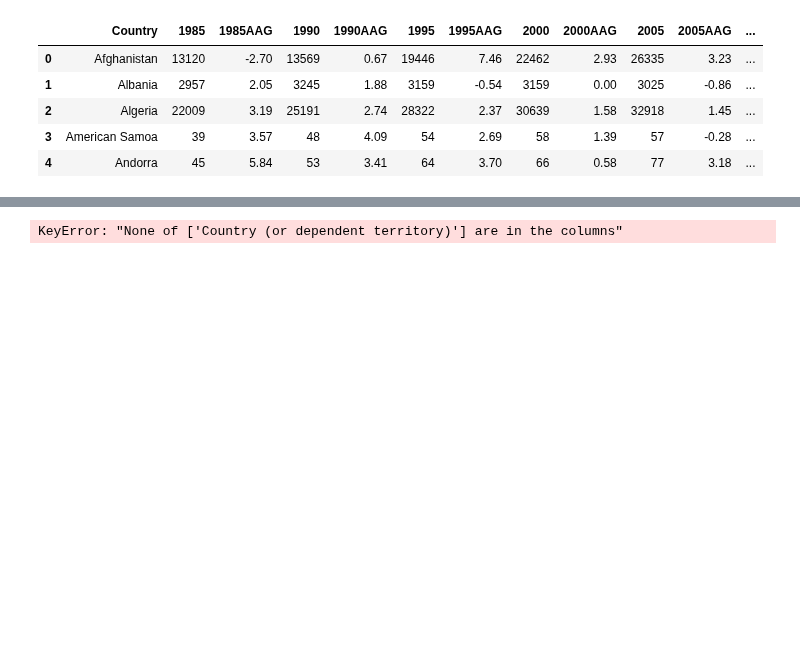
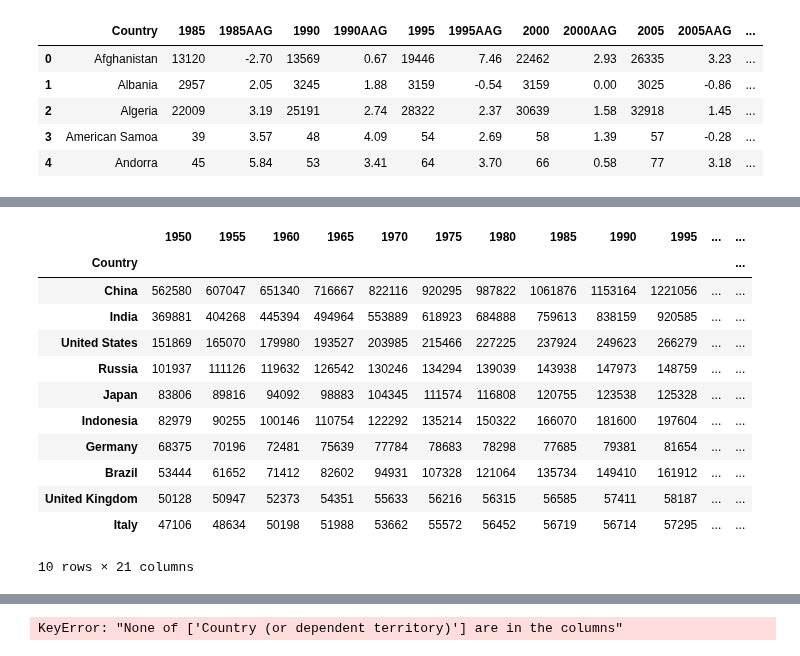
Before and after one commit to Prakhar-Saxena/CollegeAssignments, a Jupyter notebook: INFO212/assn3/INFO212-Assignment3.ipynb, the cells around one changed output, grey strips where cells are left out. Saved outputs shown, nothing was run; the diff lists cells and outputs as text; code cells hidden in the pictures; blank space fills up the shorter version.

```diff
--- a/INFO212/assn3/INFO212-Assignment3.ipynb
+++ b/INFO212/assn3/INFO212-Assignment3.ipynb
@@ -115,3 +115,6 @@ wiki[1].head()
 | 2 | Algeria | 22009 | 3.19 | 25191 | 2.74 | 28322 | 2.37 | 30639 | 1.58 | 32918 | 1.45 | ... |
 | 3 | American Samoa | 39 | 3.57 | 48 | 4.09 | 54 | 2.69 | 58 | 1.39 | 57 | -0.28 | ... |
 | 4 | Andorra | 45 | 5.84 | 53 | 3.41 | 64 | 3.70 | 66 | 0.58 | 77 | 3.18 | ... |
+# %%
+wiki[2].columns = ['Country', '2020', '2020AAG', '2025', '2025AAG', '2030', '2030AAG', '2035', '2035AAG', '2040', '2040AAG', '2045', '2045AAG', '2050', '2050AAG']
+wiki[2].head()
@@ -139,0 +183,17 @@ wiki[1]
+# %%
+top10Pop.set_index('Country', inplace=True)
+top10Pop
+# %% [output]
+|  | 1950 | 1955 | 1960 | 1965 | 1970 | 1975 | 1980 | 1985 | 1990 | 1995 | ... | ... |
+| Country |  |  |  |  |  |  |  |  |  |  |  | ... |
+| China | 562580 | 607047 | 651340 | 716667 | 822116 | 920295 | 987822 | 1061876 | 1153164 | 1221056 | ... | ... |
+| India | 369881 | 404268 | 445394 | 494964 | 553889 | 618923 | 684888 | 759613 | 838159 | 920585 | ... | ... |
+| United States | 151869 | 165070 | 179980 | 193527 | 203985 | 215466 | 227225 | 237924 | 249623 | 266279 | ... | ... |
+| Russia | 101937 | 111126 | 119632 | 126542 | 130246 | 134294 | 139039 | 143938 | 147973 | 148759 | ... | ... |
+| Japan | 83806 | 89816 | 94092 | 98883 | 104345 | 111574 | 116808 | 120755 | 123538 | 125328 | ... | ... |
+| Indonesia | 82979 | 90255 | 100146 | 110754 | 122292 | 135214 | 150322 | 166070 | 181600 | 197604 | ... | ... |
+| Germany | 68375 | 70196 | 72481 | 75639 | 77784 | 78683 | 78298 | 77685 | 79381 | 81654 | ... | ... |
+| Brazil | 53444 | 61652 | 71412 | 82602 | 94931 | 107328 | 121064 | 135734 | 149410 | 161912 | ... | ... |
+| United Kingdom | 50128 | 50947 | 52373 | 54351 | 55633 | 56216 | 56315 | 56585 | 57411 | 58187 | ... | ... |
+| Italy | 47106 | 48634 | 50198 | 51988 | 53662 | 55572 | 56452 | 56719 | 56714 | 57295 | ... | ... |
+10 rows × 21 columns
```
Also changed, not shown: parts of 9 cells of this notebook.
